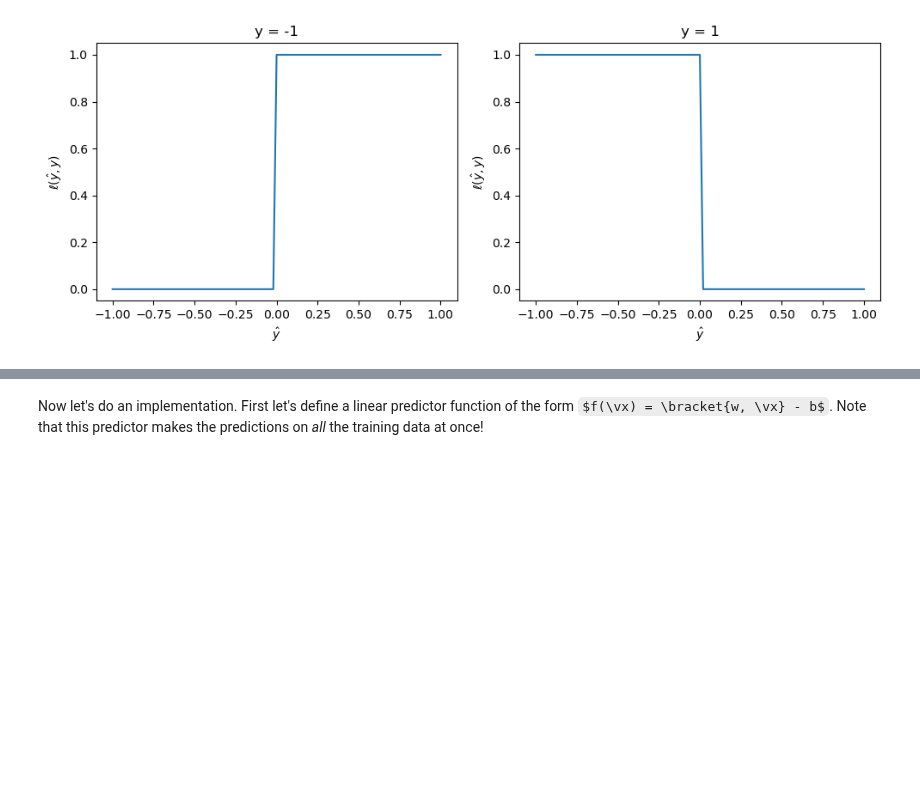
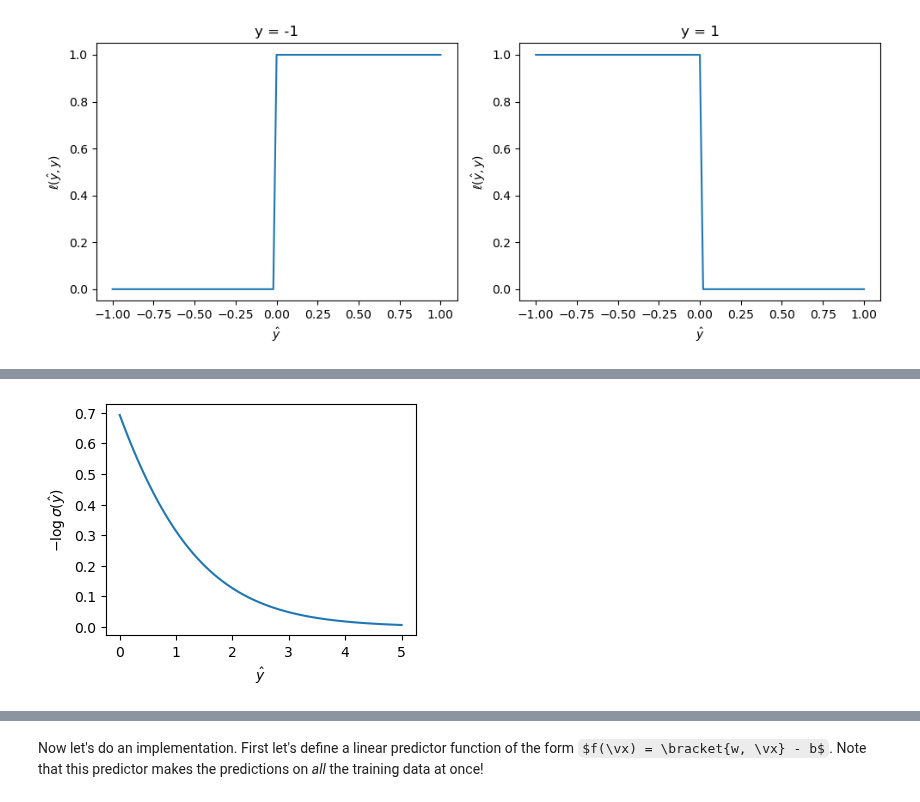
Before and after one commit to middlebury-csci-0451/CSCI-0451-s24, a Jupyter notebook: lecture-notes/convex-linear-models.ipynb, the cells around one changed output, grey strips where cells are left out. Cells and saved outputs as stored; diff of their text form; code cells hidden in the pictures; some formulas as TeX source; blank space fills up the shorter version.

```diff
--- a/lecture-notes/convex-linear-models.ipynb
+++ b/lecture-notes/convex-linear-models.ipynb
@@ -280,0 +303,6 @@ Here is some sample data for which we will try to find a good linear classifier.
+# %%
+z = np.linspace(0, 5, 101)
+plt.plot(z, -np.log(1/(1 + np.exp(-z))))
+labs = plt.gca().set(xlabel = r"$\hat{y}$", ylabel = r"$-\log \sigma(\hat{y})$")
+# %% [output]
+[figure, added]
```
Also changed, not shown: parts of 12 cells of this notebook, 25 other files.
